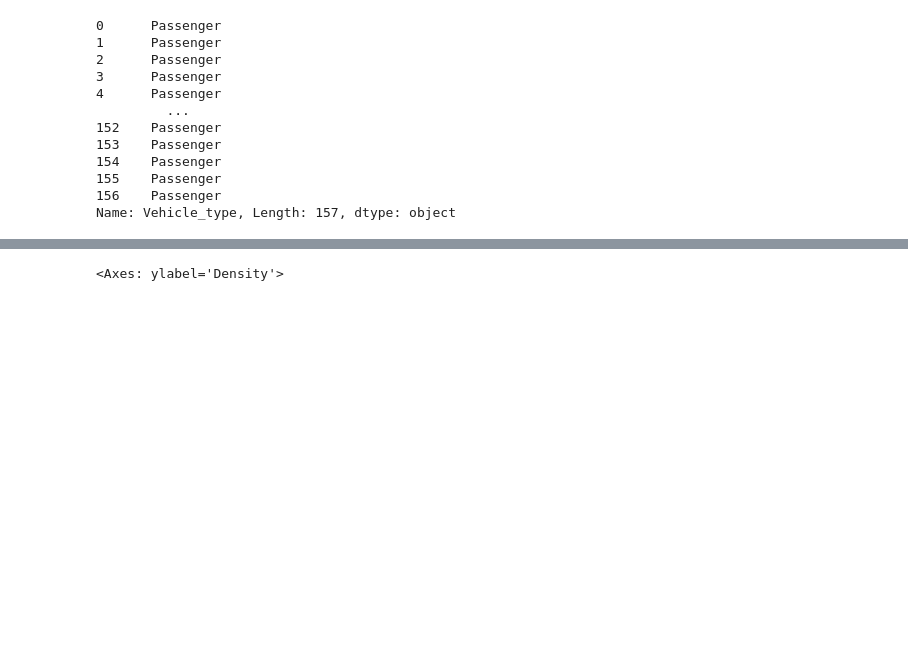
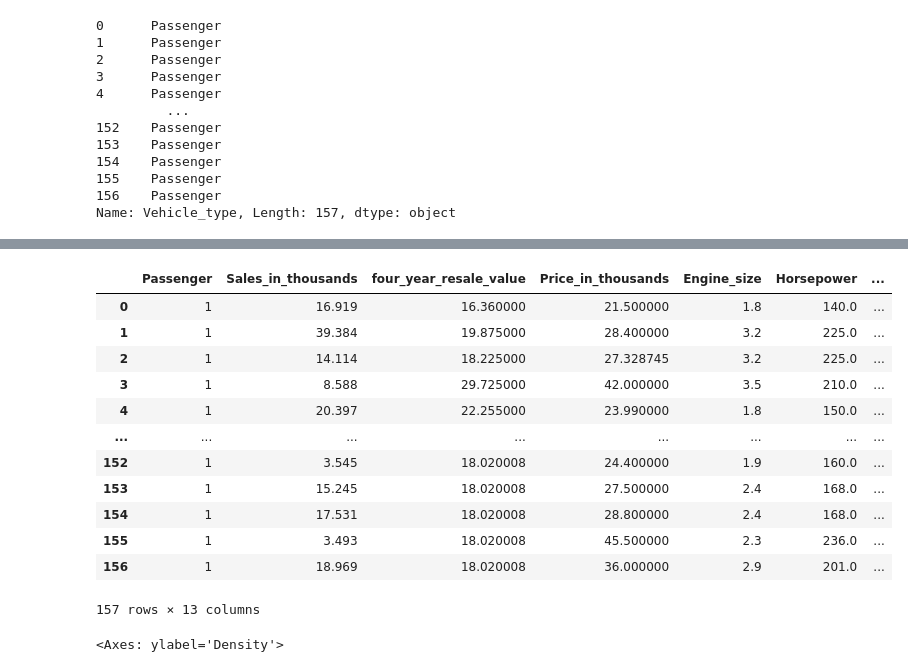
Before and after one commit to kroopeshrajput/Linear_regression_OLS_Car_sales, a Jupyter notebook: Car_Sales_LinearRegression.ipynb, the cells around one changed output, grey strips where cells are left out. Drawn from its saved outputs; the diff is of its cells as text; code cells hidden in the pictures; blank space fills up the shorter version.

```diff
--- a/Car_Sales_LinearRegression.ipynb
+++ b/Car_Sales_LinearRegression.ipynb
@@ -200,6 +221,21 @@ cars_cat = pd.get_dummies( cars_cat, drop_first= True, dtype= 'int' )
 # %%
 # combining Categorical and Continuous vars DF
-cars_new = pd.concat([cars_cat, cars_cont, ], axis = 1, verify_integrity= True )
+cars_new = pd.concat([cars_cat, cars_cont, ], axis = 1)
+cars_new
+# %% [output]
+|  | Passenger | Sales_in_thousands | four_year_resale_value | Price_in_thousands | Engine_size | Horsepower | ... |
+| 0 | 1 | 16.919 | 16.360000 | 21.500000 | 1.8 | 140.0 | ... |
+| 1 | 1 | 39.384 | 19.875000 | 28.400000 | 3.2 | 225.0 | ... |
+| 2 | 1 | 14.114 | 18.225000 | 27.328745 | 3.2 | 225.0 | ... |
+| 3 | 1 | 8.588 | 29.725000 | 42.000000 | 3.5 | 210.0 | ... |
+| 4 | 1 | 20.397 | 22.255000 | 23.990000 | 1.8 | 150.0 | ... |
+| ... | ... | ... | ... | ... | ... | ... | ... |
+| 152 | 1 | 3.545 | 18.020008 | 24.400000 | 1.9 | 160.0 | ... |
+| 153 | 1 | 15.245 | 18.020008 | 27.500000 | 2.4 | 168.0 | ... |
+| 154 | 1 | 17.531 | 18.020008 | 28.800000 | 2.4 | 168.0 | ... |
+| 155 | 1 | 3.493 | 18.020008 | 45.500000 | 2.3 | 236.0 | ... |
+| 156 | 1 | 18.969 | 18.020008 | 36.000000 | 2.9 | 201.0 | ... |
+157 rows × 13 columns
 # %%
 cars_new.loc[:, 'Sales_in_thousands'].plot(kind= 'kde')
 # %% [output]
```
Also changed, not shown: parts of 10 cells of this notebook.
